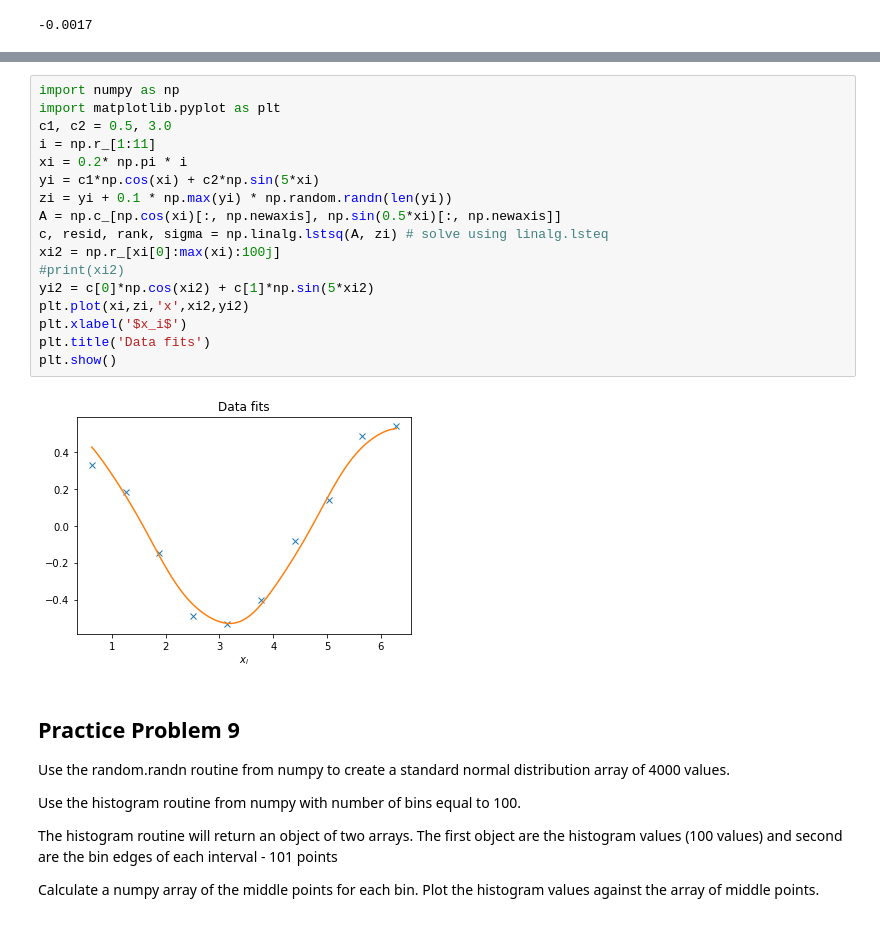
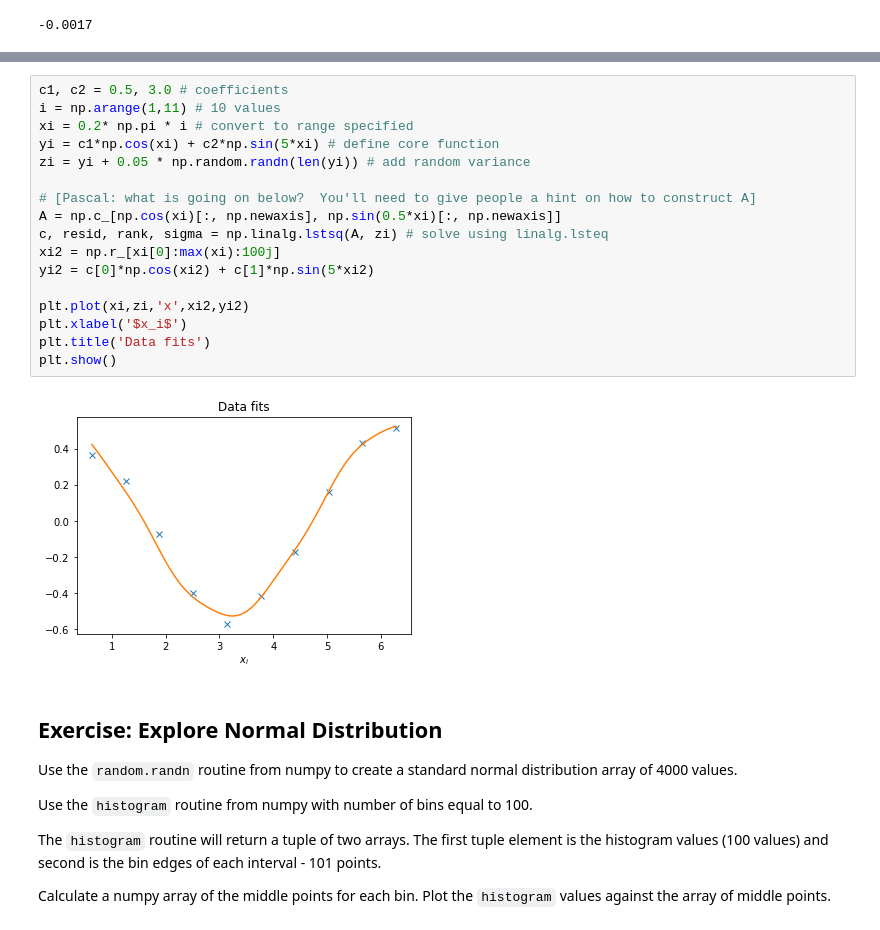
Before and after one commit to nuitrcs/pythonworkshops, a Jupyter notebook: dataanalysis/numpy/solutions.ipynb, the cells around one changed output, grey strips where cells are left out. Saved outputs shown, nothing was run; the diff lists cells and outputs as text.

Commit message:
first revision with notes to Pascal

```diff
--- a/dataanalysis/numpy/solutions.ipynb
+++ b/dataanalysis/numpy/solutions.ipynb
@@ -247,30 +260,30 @@ Write a python code that randomizes $y_{i}= 0.5cos({x_i})+3sin(5{x_i})$ by 0.1 i
 # %%
-import numpy as np
-import matplotlib.pyplot as plt
-c1, c2 = 0.5, 3.0
-i = np.r_[1:11]
-xi = 0.2* np.pi * i
-yi = c1*np.cos(xi) + c2*np.sin(5*xi)
-zi = yi + 0.1 * np.max(yi) * np.random.randn(len(yi))
+c1, c2 = 0.5, 3.0 # coefficients
+i = np.arange(1,11) # 10 values
+xi = 0.2* np.pi * i # convert to range specified
+yi = c1*np.cos(xi) + c2*np.sin(5*xi) # define core function
+zi = yi + 0.05 * np.random.randn(len(yi)) # add random variance
+
+# [Pascal: what is going on below?  You'll need to give people a hint on how to construct A]
 A = np.c_[np.cos(xi)[:, np.newaxis], np.sin(0.5*xi)[:, np.newaxis]]
 c, resid, rank, sigma = np.linalg.lstsq(A, zi) # solve using linalg.lsteq
 xi2 = np.r_[xi[0]:max(xi):100j]
-#print(xi2)
 yi2 = c[0]*np.cos(xi2) + c[1]*np.sin(5*xi2)
+
 plt.plot(xi,zi,'x',xi2,yi2)
 plt.xlabel('$x_i$')
 plt.title('Data fits')
 plt.show()
 # %% [output]
-[figure, old version]
+[figure, new version]
 # %% [markdown]
-## Practice Problem 9
+## Exercise: Explore Normal Distribution
 
-Use the random.randn routine from numpy to create a standard normal distribution array of 4000 values.
+Use the `random.randn` routine from numpy to create a standard normal distribution array of 4000 values.
 
-Use the histogram routine from numpy with number of bins equal to 100.
+Use the `histogram` routine from numpy with number of bins equal to 100.
 
-The histogram routine will return an object of two arrays. The first object are the histogram values (100 values) and second  are the bin edges of each interval - 101 points
+The `histogram` routine will return a tuple of two arrays. The first tuple element is the histogram values (100 values) and second is the bin edges of each interval - 101 points.
 
-Calculate a numpy array of the middle points for each bin. Plot the histogram values against the array of middle points.
+Calculate a numpy array of the middle points for each bin. Plot the `histogram` values against the array of middle points.
 # %%
```
Also changed, not shown: parts of 39 cells of this notebook.
